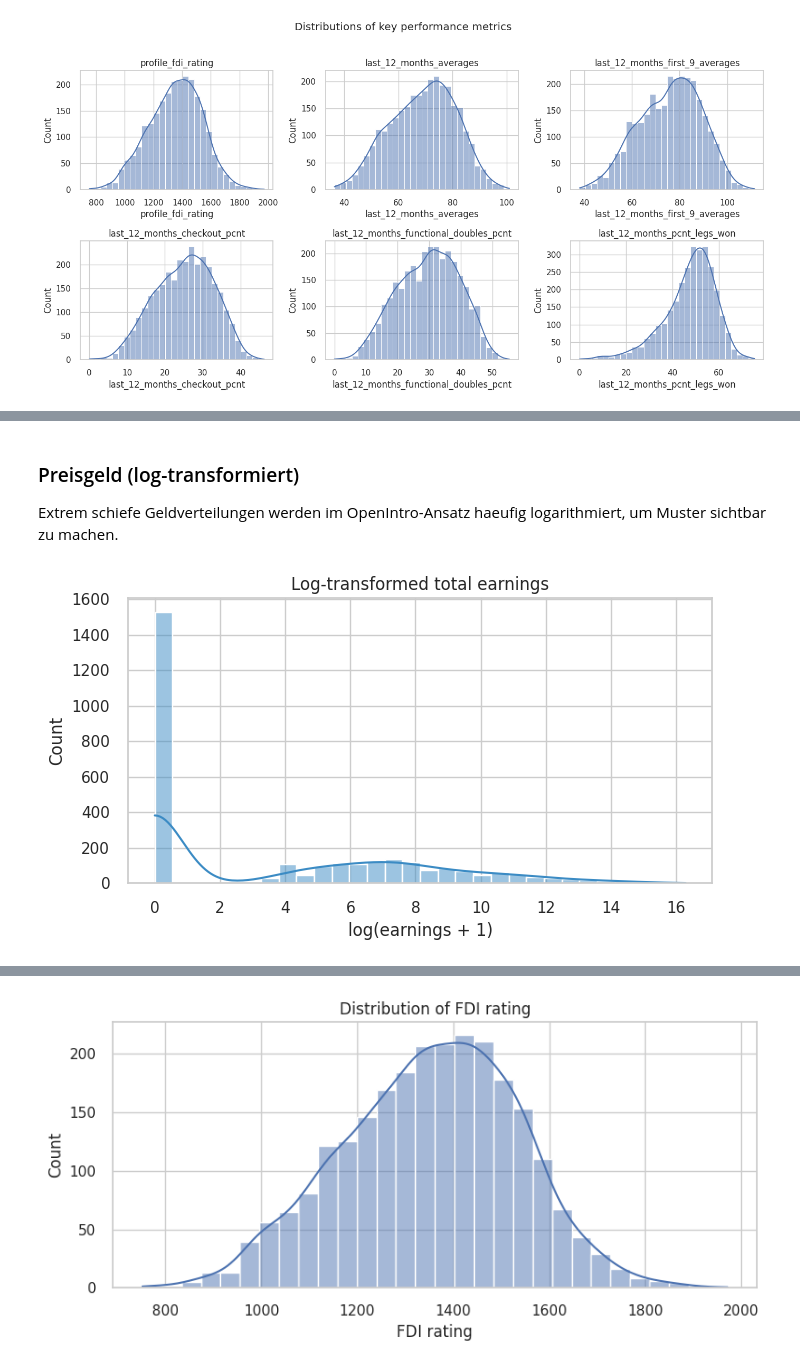
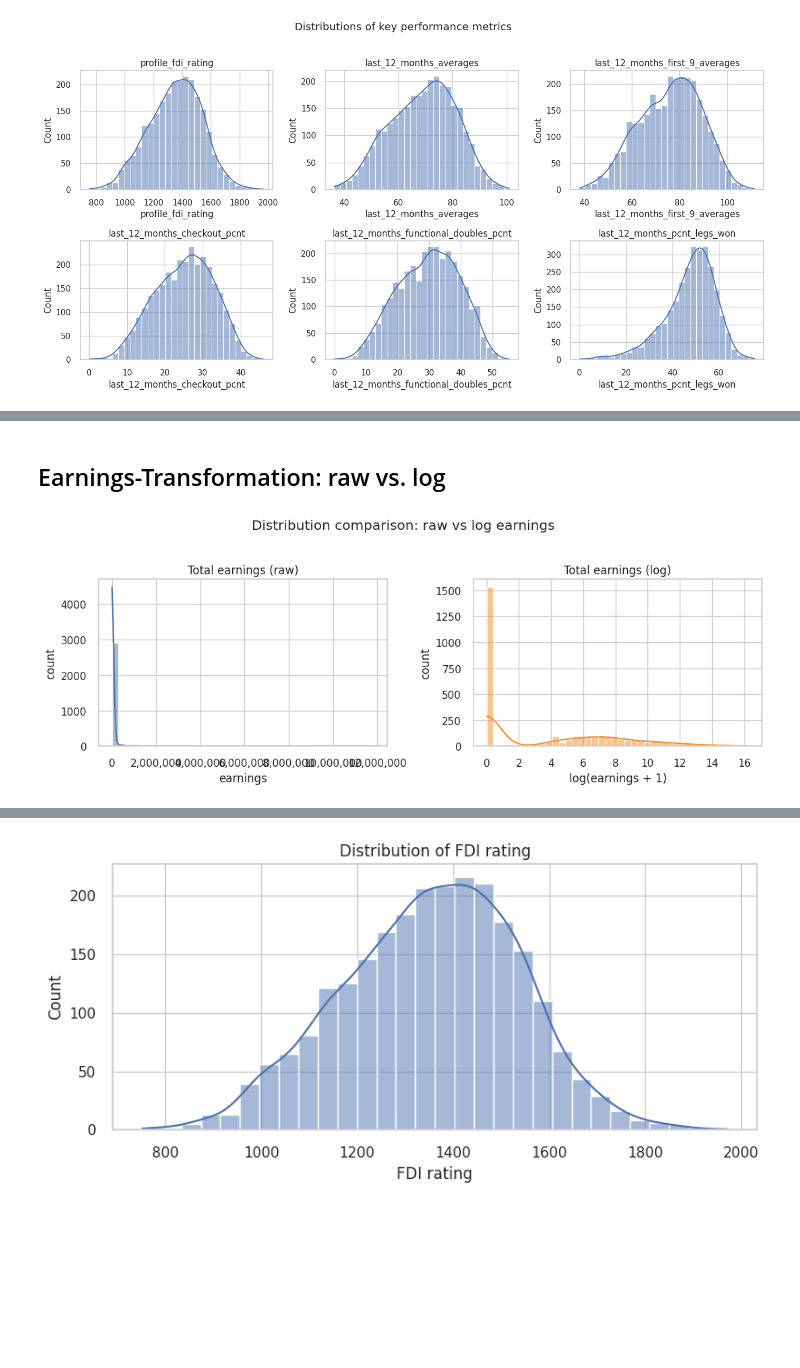
Before and after one commit to simon-w19/fdi-analytics, a Jupyter notebook: notebooks/eda.ipynb, the cells around one changed output, grey strips where cells are left out. Saved outputs shown, nothing was run; the diff lists cells and outputs as text; code cells hidden in the pictures; blank space fills up the shorter version.

```diff
--- a/notebooks/eda.ipynb
+++ b/notebooks/eda.ipynb
@@ -306,20 +270,26 @@ Schauen Sie auf die 6 Plots:
 # %% [markdown]
-### Preisgeld (log-transformiert)
-
-Extrem schiefe Geldverteilungen werden im OpenIntro-Ansatz haeufig logarithmiert, um Muster sichtbar zu machen.
+## Earnings-Transformation: raw vs. log
 # %%
-fig, ax = plt.subplots(figsize=(7, 4))
-sns.histplot(
-    df["log_total_earnings"].replace([np.inf, -np.inf], np.nan).dropna(),
-    bins=30,
-    kde=True,
-    ax=ax,
-    color="#3b8bc4",
-)
-ax.set_title("Log-transformed total earnings")
-ax.set_xlabel("log(earnings + 1)")
-ax.set_ylabel("Count")
+from matplotlib.ticker import FuncFormatter
+
+fig, axes = plt.subplots(1, 2, figsize=(11, 4))
+
+raw_earnings = df["profile_total_earnings"].clip(lower=0).dropna()
+log_earnings = df["log_total_earnings"].replace([np.inf, -np.inf], np.nan).dropna()
+
+sns.histplot(raw_earnings, bins=40, kde=True, ax=axes[0], color="#4e79a7")
+axes[0].set_title("Total earnings (raw)")
+axes[0].set_xlabel("earnings")
+axes[0].set_ylabel("count")
+axes[0].xaxis.set_major_formatter(FuncFormatter(lambda x, pos: f"{x:,.0f}"))
+
+sns.histplot(log_earnings, bins=40, kde=True, ax=axes[1], color="#f28e2b")
+axes[1].set_title("Total earnings (log)")
+axes[1].set_xlabel("log(earnings + 1)")
+axes[1].set_ylabel("count")
+
+fig.suptitle("Distribution comparison: raw vs log earnings", y=1.03)
 fig.tight_layout()
 plt.show()
 # %% [output]
-[figure, old version]
+[figure, new version]
```
Also changed, not shown: parts of 28 cells of this notebook, 19 other files.
